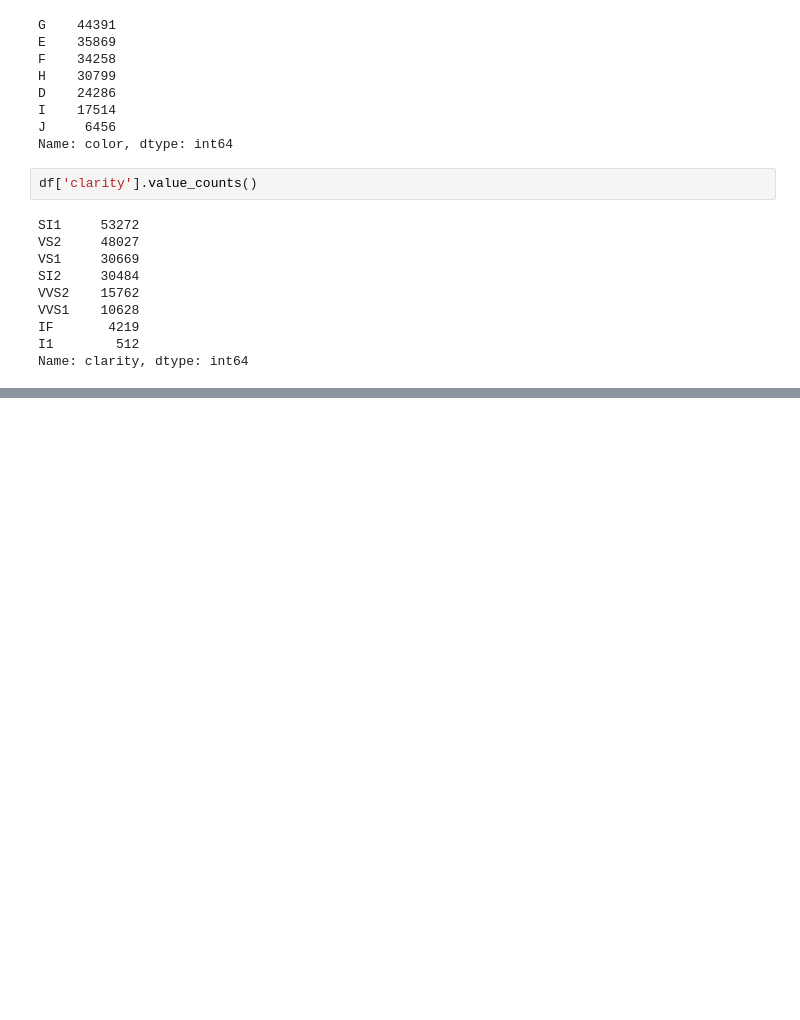
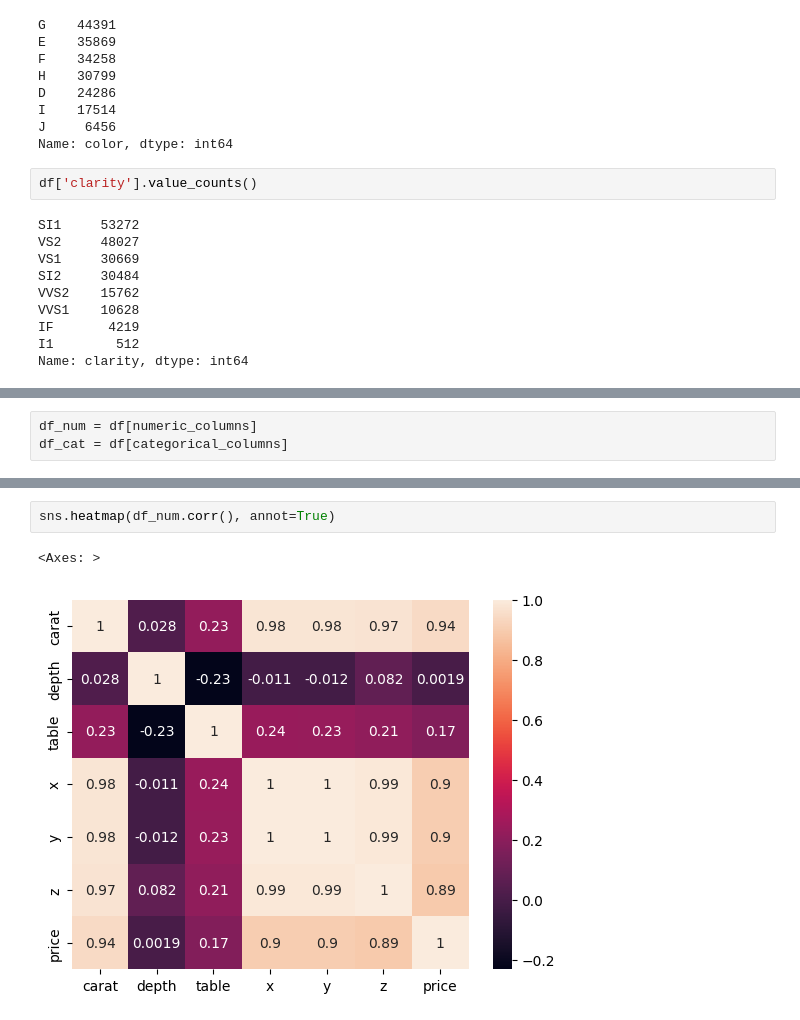
Before and after one commit to nageshgugulothu/mlops_project, a Jupyter notebook: notebook/EDA.ipynb, the cells around one changed output, grey strips where cells are left out. Drawn from its saved outputs; the diff is of its cells as text; blank space fills up the shorter version.

```diff
--- a/notebook/EDA.ipynb
+++ b/notebook/EDA.ipynb
@@ -167,0 +189,3 @@ ModuleNotFoundError: No module named 'seaborn'
+# %%
+df_num = df[numeric_columns]
+df_cat = df[categorical_columns]
@@ -167,0 +208,5 @@ ModuleNotFoundError: No module named 'seaborn'
+# %%
+sns.heatmap(df_num.corr(), annot=True)
+# %% [output]
+<Axes: >
+[figure, added]
```
Also changed, not shown: parts of 16 cells of this notebook.
